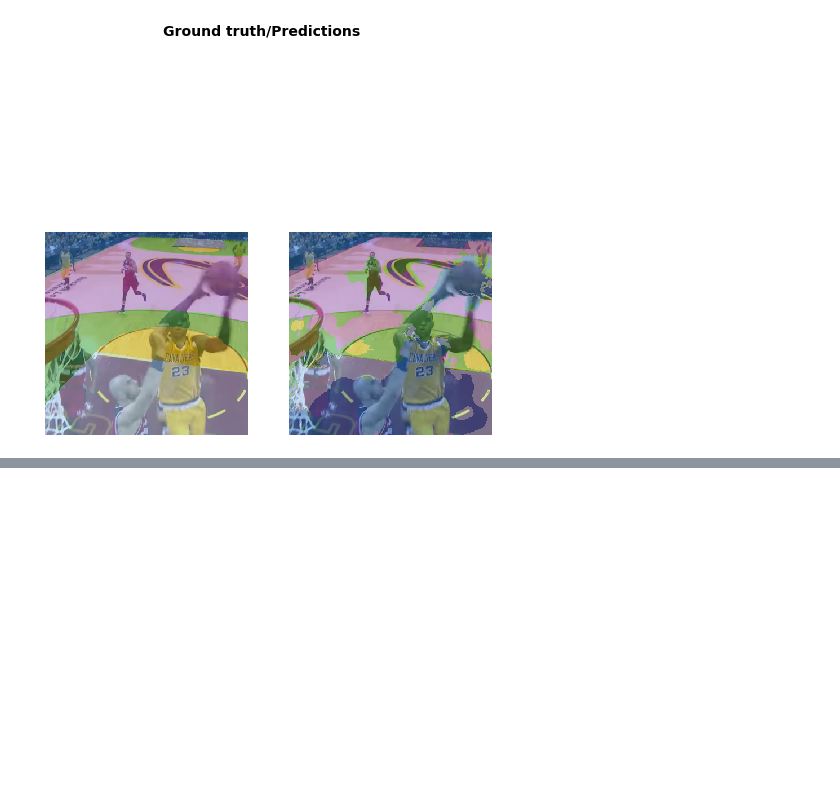
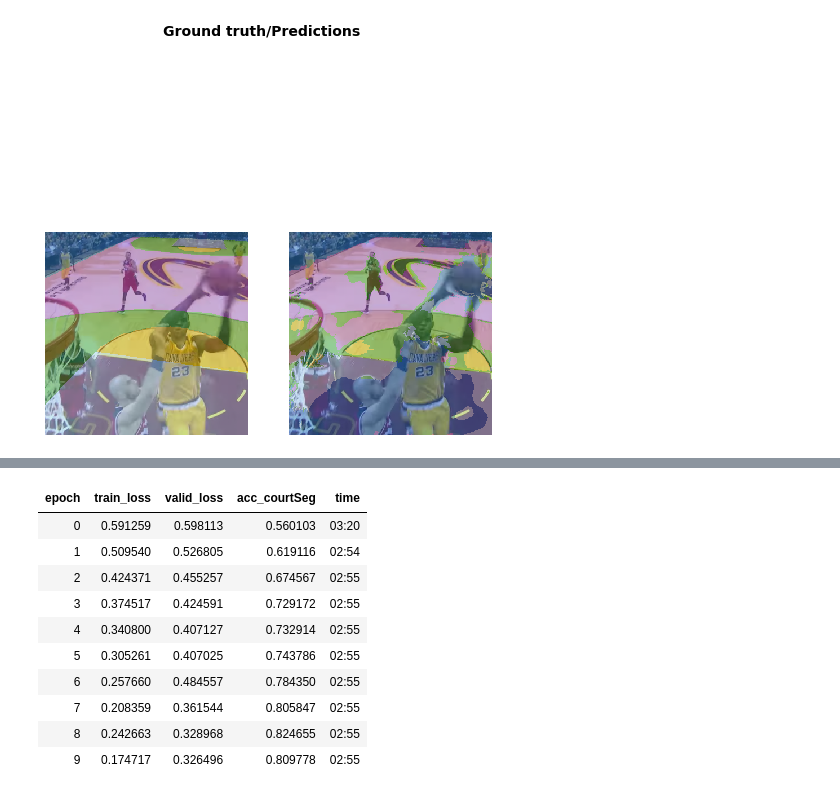
Before and after one commit to Pager07/Human-object-interaction-for-basketball-videos, a Jupyter notebook: CourtSegmentation.ipynb, the cells around one changed output, grey strips where cells are left out. Saved outputs shown, nothing was run; the diff lists cells and outputs as text; code cells hidden in the pictures; blank space fills up the shorter version.

```diff
--- a/CourtSegmentation.ipynb
+++ b/CourtSegmentation.ipynb
@@ -242,0 +278,16 @@ learn.show_results(rows=3, figsize=(8,9))
+# %%
+lr=1e-4
+# %%
+learn.fit_one_cycle(10, slice(lr), pct_start=0.8)
+# %% [output]
+| epoch | train_loss | valid_loss | acc_courtSeg | time |
+| 0 | 0.591259 | 0.598113 | 0.560103 | 03:20 |
+| 1 | 0.509540 | 0.526805 | 0.619116 | 02:54 |
+| 2 | 0.424371 | 0.455257 | 0.674567 | 02:55 |
+| 3 | 0.374517 | 0.424591 | 0.729172 | 02:55 |
+| 4 | 0.340800 | 0.407127 | 0.732914 | 02:55 |
+| 5 | 0.305261 | 0.407025 | 0.743786 | 02:55 |
+| 6 | 0.257660 | 0.484557 | 0.784350 | 02:55 |
+| 7 | 0.208359 | 0.361544 | 0.805847 | 02:55 |
+| 8 | 0.242663 | 0.328968 | 0.824655 | 02:55 |
+| 9 | 0.174717 | 0.326496 | 0.809778 | 02:55 |
```
Also changed, not shown: parts of 16 cells of this notebook.
